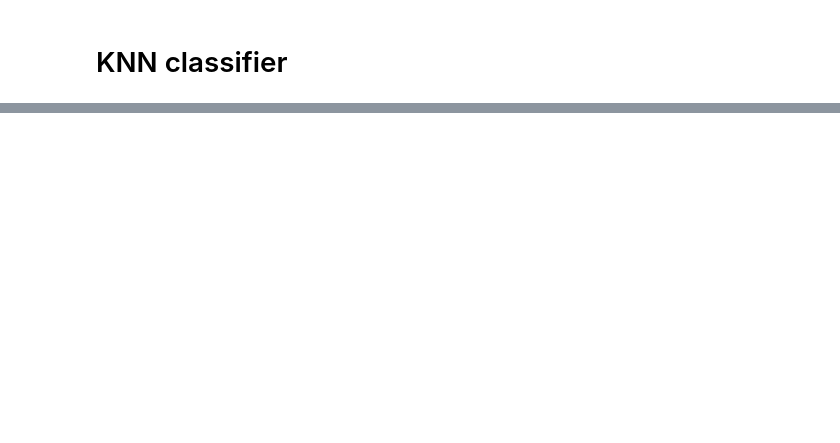
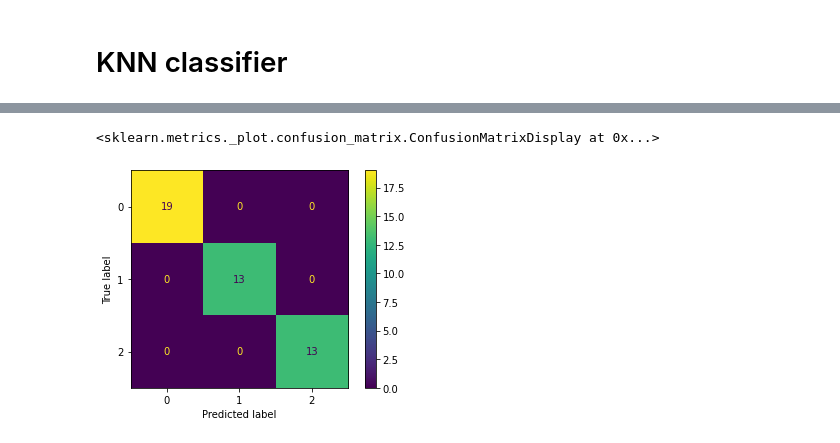
Before and after one commit to Filip-ZL/MPA-MLF, a Jupyter notebook: 04_labs/Copy_of_MPA_MLF_PCA_2_students.ipynb, the cells around one changed output, grey strips where cells are left out. Saved outputs shown, nothing was run; the diff lists cells and outputs as text; code cells hidden in the pictures; blank space fills up the shorter version.

```diff
--- a/04_labs/Copy_of_MPA_MLF_PCA_2_students.ipynb
+++ b/04_labs/Copy_of_MPA_MLF_PCA_2_students.ipynb
@@ -130,3 +131,20 @@ AttributeError: type object 'ConfusionMatrixDisplay' has no attribute 'from_pred
 # %%
 # Now do the same (data set split, KNN, confusion matrix), but for PCA-transformed data (1st two principal components, i.e., first two columns).
 # Compare the results with full dataset
+from sklearn.neighbors import KNeighborsClassifier
+from sklearn.model_selection import train_test_split
+
+X_train, X_test, y_train, y_test = train_test_split(Xpca, y, test_size=.3, random_state=42)
+
+knn1=KNeighborsClassifier(n_neighbors = 3)
+knn1.fit(X_train,y_train)
+Ypred=knn1.predict(X_test)
+# Import and show confusion matrix
+
+from sklearn.metrics import confusion_matrix
+from sklearn.metrics import ConfusionMatrixDisplay
+cm = confusion_matrix(y_test, Ypred)
+ConfusionMatrixDisplay.from_predictions(y_test, Ypred)
+# %% [output]
+<sklearn.metrics._plot.confusion_matrix.ConfusionMatrixDisplay at 0x...>
+[figure, added]
```
Also changed, not shown: parts of 6 cells of this notebook.
